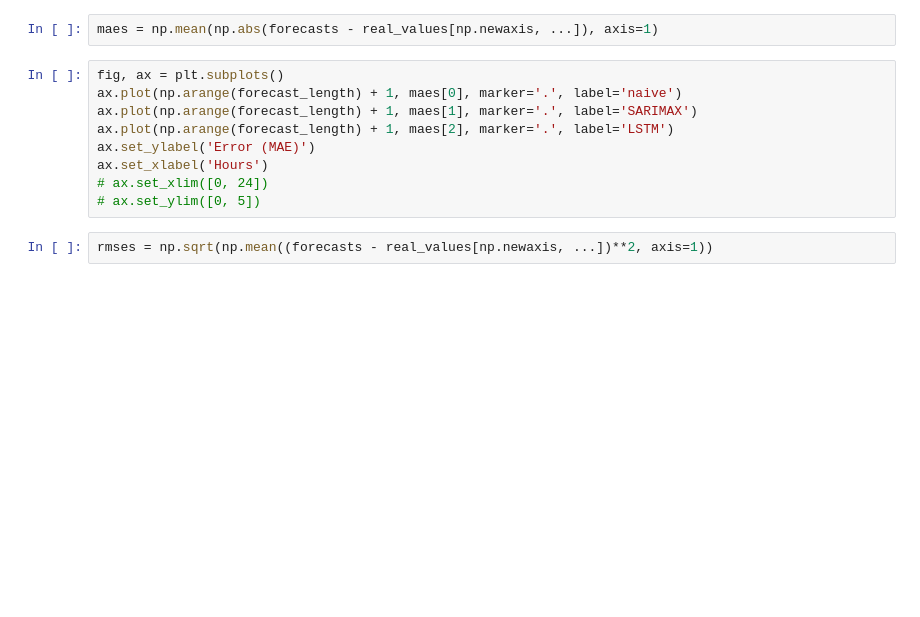
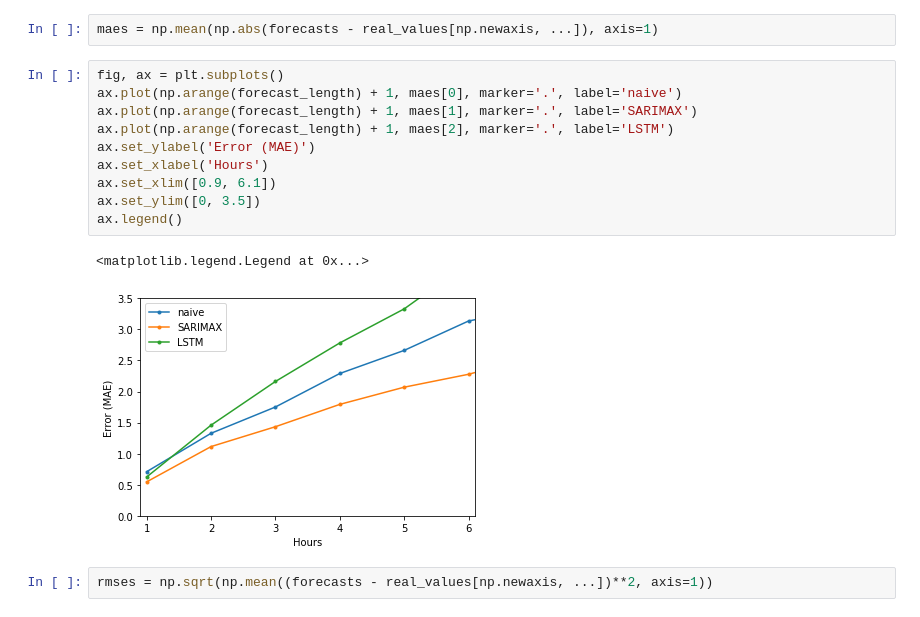
Before and after one commit to maxnolte/river_forecast, a Jupyter notebook: jupyter-notebooks/model-testing.ipynb, the cells around one changed output. Cells and saved outputs as stored; diff of their text form; blank space fills up the shorter version.

```diff
--- a/jupyter-notebooks/model-testing.ipynb
+++ b/jupyter-notebooks/model-testing.ipynb
@@ -69,12 +83,16 @@ maes = np.mean(np.abs(forecasts - real_values[np.newaxis, ...]), axis=1)
 # %%
 fig, ax = plt.subplots()
 ax.plot(np.arange(forecast_length) + 1, maes[0], marker='.', label='naive')
 ax.plot(np.arange(forecast_length) + 1, maes[1], marker='.', label='SARIMAX')
 ax.plot(np.arange(forecast_length) + 1, maes[2], marker='.', label='LSTM')
 ax.set_ylabel('Error (MAE)')
 ax.set_xlabel('Hours')
-# ax.set_xlim([0, 24])
-# ax.set_ylim([0, 5])
+ax.set_xlim([0.9, 6.1])
+ax.set_ylim([0, 3.5])
+ax.legend()
+# %% [output]
+<matplotlib.legend.Legend at 0x...>
+[figure, added]
 # %%
 rmses = np.sqrt(np.mean((forecasts - real_values[np.newaxis, ...])**2, axis=1))
 # %%
```
Also changed, not shown: parts of 9 cells of this notebook, 3 other files.
